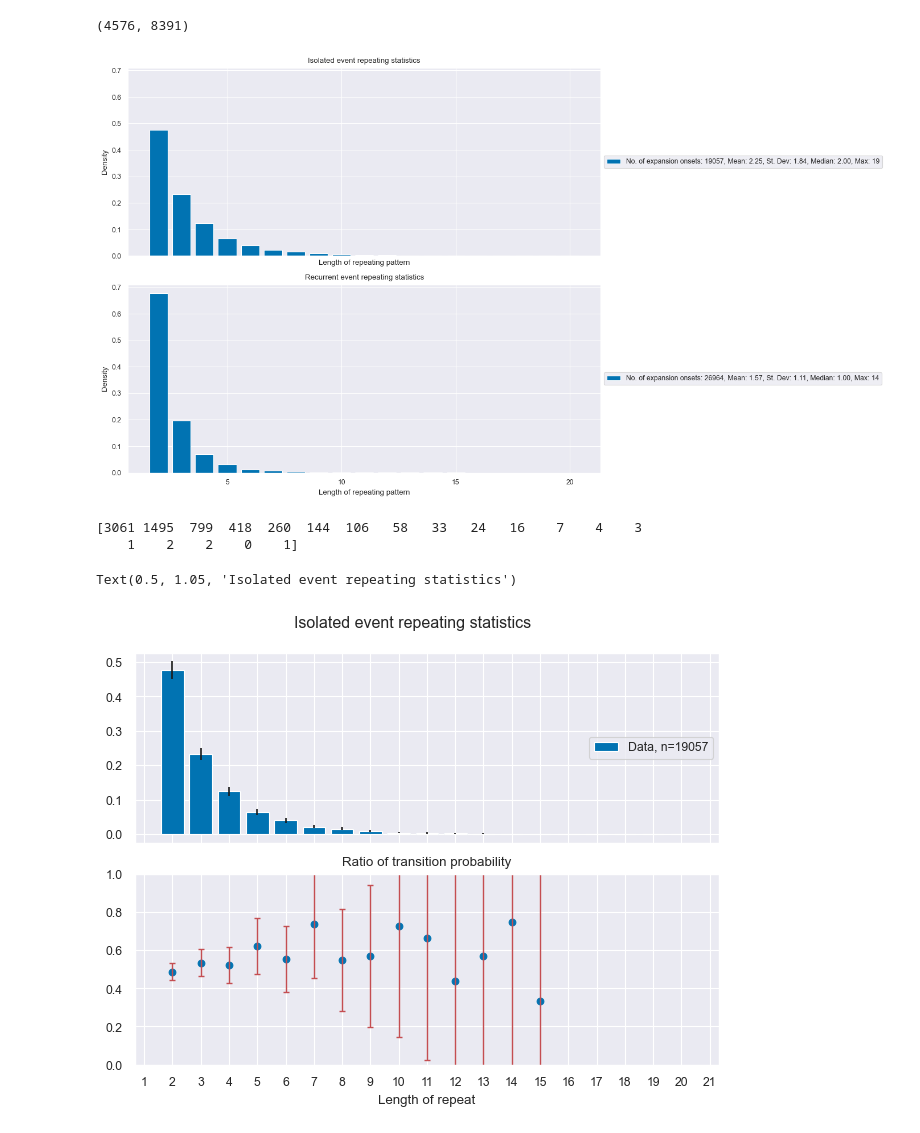
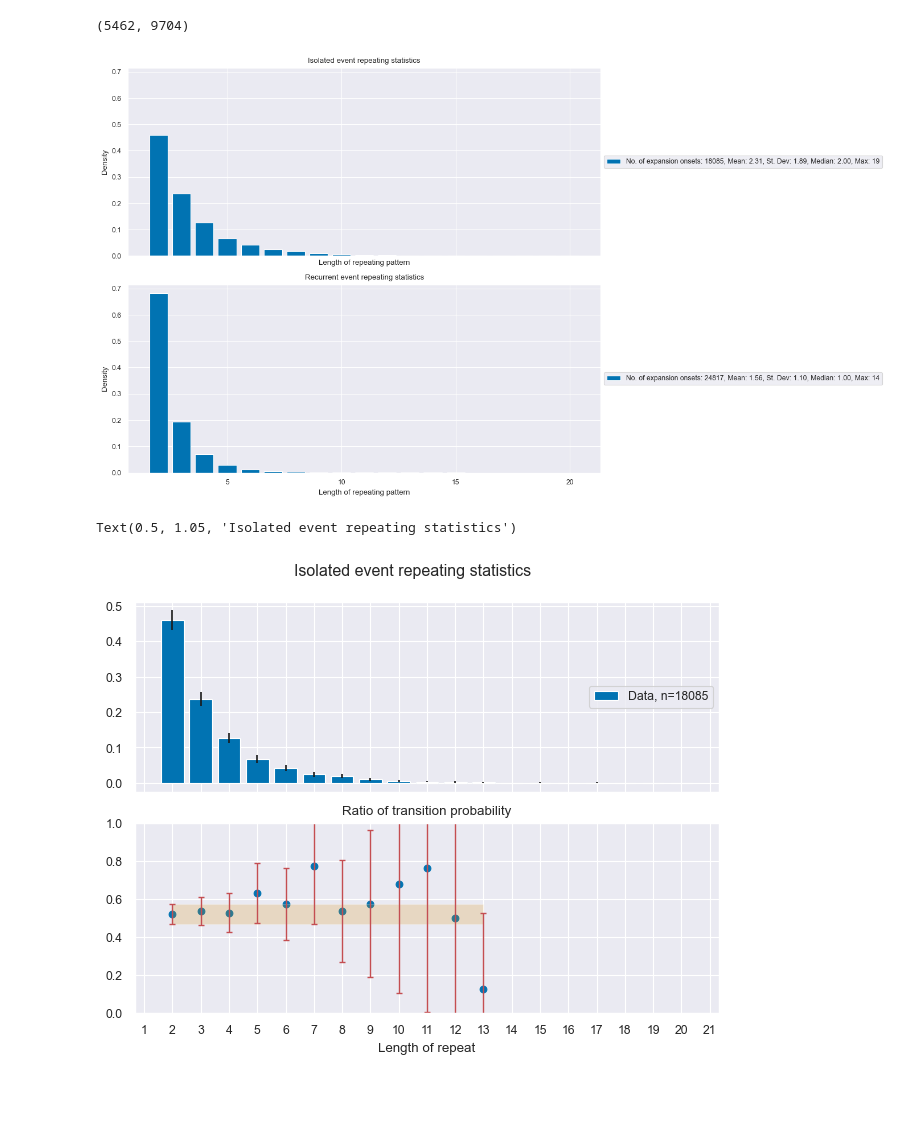
Before and after one commit to christianlao12/DP1_DP2_Project, a Jupyter notebook: substorm_type_statistics.ipynb, the cells around one changed output. Cells and saved outputs as stored; diff of their text form; code cells hidden in the pictures; blank space fills up the shorter version.

```diff
--- a/substorm_type_statistics.ipynb
+++ b/substorm_type_statistics.ipynb
@@ -16,7 +16,7 @@ sophie80df['Date_UTC'] = pd.to_datetime(sophie80df['Date_UTC'])
 
 array = np.zeros(len(sophie80df['Date_UTC']),dtype=int)
 for i in range(4,len(sophie80df['Date_UTC'])-2):
-    if (sophie80df.iloc[i-4]['Phase'] == 1) and (sophie80df.iloc[i-3]['Phase'] == 2) and (sophie80df.iloc[i-2]['Phase'] == 3) and (sophie80df.iloc[i-1]['Phase'] == 1) and (sophie80df.iloc[i]['Phase'] == 2) and (sophie80df.iloc[i+1]['Phase'] == 3) and (sophie80df.iloc[i+2]['Phase'] == 1) :
+    if (sophie80df.iloc[i-4]['Phase'] == 1) and (sophie80df.iloc[i-3]['Phase'] == 2) and (sophie80df.iloc[i-3]['Flag'] == 0) and (sophie80df.iloc[i-2]['Phase'] == 3) and (sophie80df.iloc[i-1]['Phase'] == 1) and (sophie80df.iloc[i]['Phase'] == 2) and (sophie80df.iloc[i+1]['Phase'] == 3) and (sophie80df.iloc[i+2]['Phase'] == 1) :
         array[i] = 1
         continue
     else:
@@ -27,7 +27,7 @@ sophie80df['GERG'] = array
 
 array = np.zeros(len(sophie80df['Date_UTC']),dtype=int)
 for i in range(2,len(sophie80df['Date_UTC'])-1):
-    if (sophie80df.iloc[i-2]['Phase'] == 2) and (sophie80df.iloc[i-1]['Phase'] == 3) and (sophie80df.iloc[i]['Phase'] == 2) and (sophie80df.iloc[i+1]['Phase'] == 3):
+    if (sophie80df.iloc[i-2]['Phase'] == 2) and (sophie80df.iloc[i-2]['Flag'] == 0) and (sophie80df.iloc[i-1]['Phase'] == 3) and (sophie80df.iloc[i]['Phase'] == 2) and (sophie80df.iloc[i+1]['Phase'] == 3):
         array[i] = 1
         continue
     else:
@@ -76,7 +76,7 @@ laster = sophie80onsetdf.iloc[np.setdiff1d(z,a)]
 # %%
 len(firstgerg), len(firster)
 # %% [output]
-(4576, 8391)
+(5462, 9704)
 # %%
 x = np.where(sophie80onsetdf['GERG']==1)[0]
 y = np.where(sophie80onsetdf['Flag']==0)[0]
@@ -84,7 +84,7 @@ s = np.zeros(len(sophie80onsetdf))
 s[np.intersect1d(x,y)] = True
 s = pd.Series(s.astype(bool))
 co = (~s).cumsum()[s].value_counts().to_list()
-label = 'No. of expansion onsets: {}, Mean: {:.2f}, St. Dev: {:.2f}, Median: {:.2f}, Max: {}'.format(sum(co)+4576,np.mean(co), np.std(co), np.median(co), np.max(co))
+label = 'No. of expansion onsets: {}, Mean: {:.2f}, St. Dev: {:.2f}, Median: {:.2f}, Max: {}'.format(sum(co)+len(firstgerg),np.mean(co), np.std(co), np.median(co), np.max(co))
 y, x = np.histogram(co, bins=np.arange(1,np.max(co)+2,1),density=True)
 x = x[:-1] + 1
 
@@ -104,7 +104,7 @@ s[np.intersect1d(x,y)] = True
 s = pd.Series(s.astype(bool))
 s = (sophie80onsetdf['ERER'] == 1) & (sophie80onsetdf['Flag'] == 0)
 co = (~s).cumsum()[s].value_counts().to_list()
-label = 'No. of expansion onsets: {}, Mean: {:.2f}, St. Dev: {:.2f}, Median: {:.2f}, Max: {}'.format(sum(co)+8391,np.mean(co), np.std(co), np.median(co), np.max(co))
+label = 'No. of expansion onsets: {}, Mean: {:.2f}, St. Dev: {:.2f}, Median: {:.2f}, Max: {}'.format(sum(co)+len(firster),np.mean(co), np.std(co), np.median(co), np.max(co))
 y, x = np.histogram(co, bins=np.arange(1,np.max(co)+2,1),density=True)
 x = x[:-1] + 1
 
@@ -117,7 +117,7 @@ ax1.xaxis.set_major_locator(ticker.MultipleLocator(5))
 ax1.xaxis.set_minor_locator(ticker.MultipleLocator(1))
 fig.tight_layout()
 # %% [output]
-[figure, old version]
+[figure, new version]
 # %%
 def md_pt_end(x):
     dx = np.diff(x)
@@ -133,43 +133,42 @@ co = (~s).cumsum()[s].value_counts().to_list()
 
 y, x = np.histogram(co, bins=np.arange(1,np.max(co)+2,1))
 x = x[:-1] + 1
-print(y)
 yerror = [np.sqrt(i) for i in y]
 
 if np.where(y==0)[0].size > 0:
     yanalysis = y[:np.where(y==0)[0][0]+1]
 else:
     yanalysis = y
 
 yanalysis = yanalysis[:md_pt_end(yanalysis)+1]
 
 yerror = yerror/np.sum(y)
 yerror = 3*yerror
 y = y/np.sum(y)
 yanalysis = yanalysis/sum(yanalysis)
 
 
 ratio = np.array([yanalysis[i]/yanalysis[i-1] for i in range(1,len(yanalysis))])
 ratioerror = np.array([np.sqrt((yerror[i]/yanalysis[i])**2 + (yerror[i-1]/yanalysis[i-1])**2) for i in range(1,len(yanalysis))])
 ratioerror = ratioerror*ratio
 
 fig, (ax, ax1) = plt.subplots(2,1,sharex=True)
 
-ax.bar(x,y,yerr=yerror,label='Data, n={}'.format(len(indices_onsets)+4576))
+ax.bar(x,y,yerr=yerror,label='Data, n={}'.format(len(indices_onsets)+len(firstgerg)))
 ax.legend(loc='center right')
 
 ax1.scatter(x[:len(ratio)], ratio[:len(ratio)])
 ax1.errorbar(x[:len(ratio)], ratio[:len(ratio)], yerr=ratioerror, fmt='none', ecolor='r', elinewidth=1, capsize=2)
 ax1.xaxis.set_major_locator(ticker.MultipleLocator(1))
 ax1.set_xlabel("Length of repeat")
 ax1.set_title("Ratio of transition probability")
 ax1.set_ylim(0,1)
 
+ax1.fill_between(x[:len(ratio)], ratio[0]-ratioerror[0], ratio[0]+ratioerror[0], alpha=0.2)
+
 fig.tight_layout(pad=1)
 fig.suptitle('Isolated event repeating statistics',y=1.05)
 # %% [output]
-[3061 1495  799  418  260  144  106   58   33   24   16    7    4    3
-    1    2    2    0    1]
+Text(0.5, 1.05, 'Isolated event repeating statistics')
-Text(0.5, 1.05, 'Isolated event repeating statistics')
-[figure, old version]
+[figure, new version]
 # %%
```
Also changed, not shown: parts of 2 cells of this notebook.
